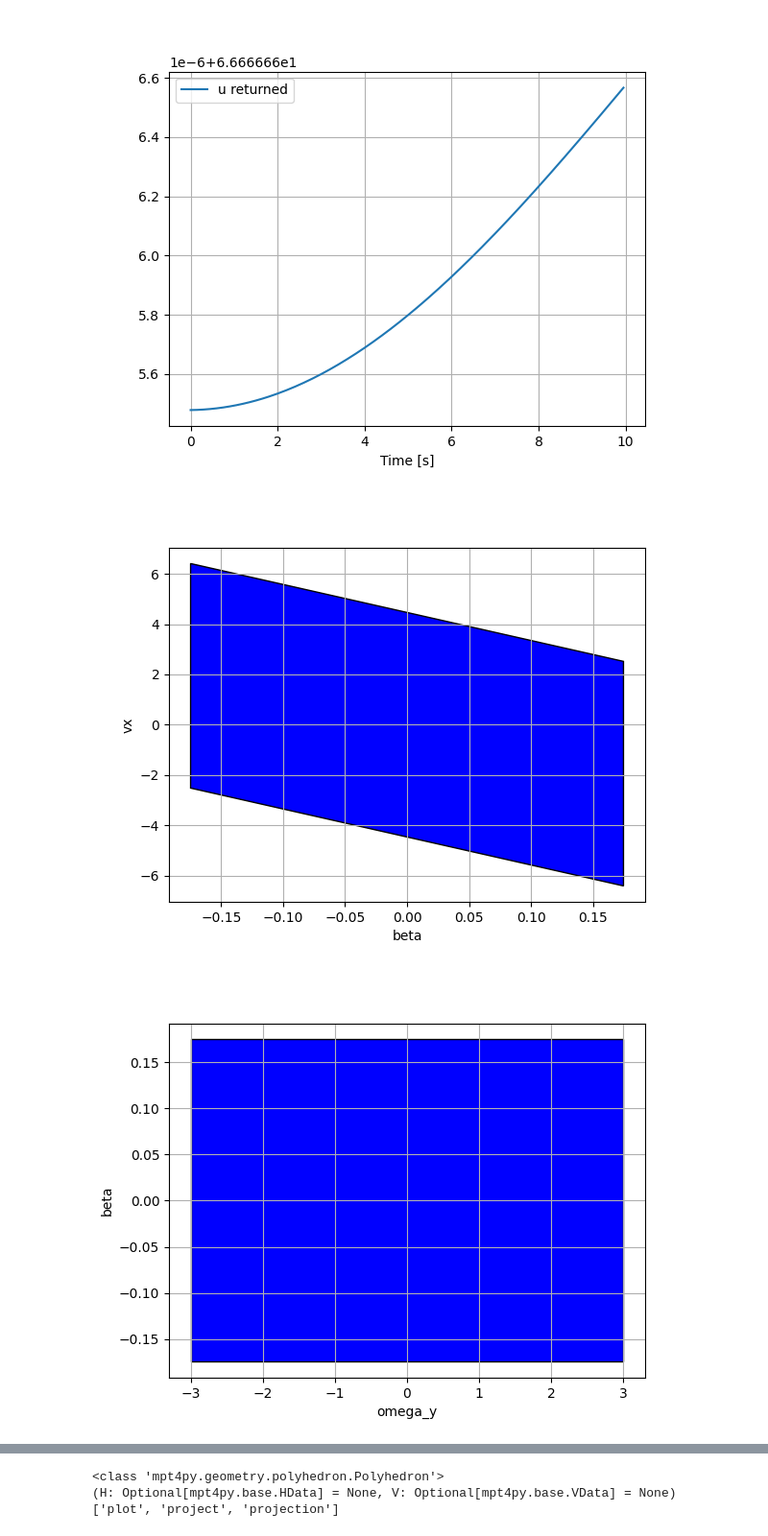
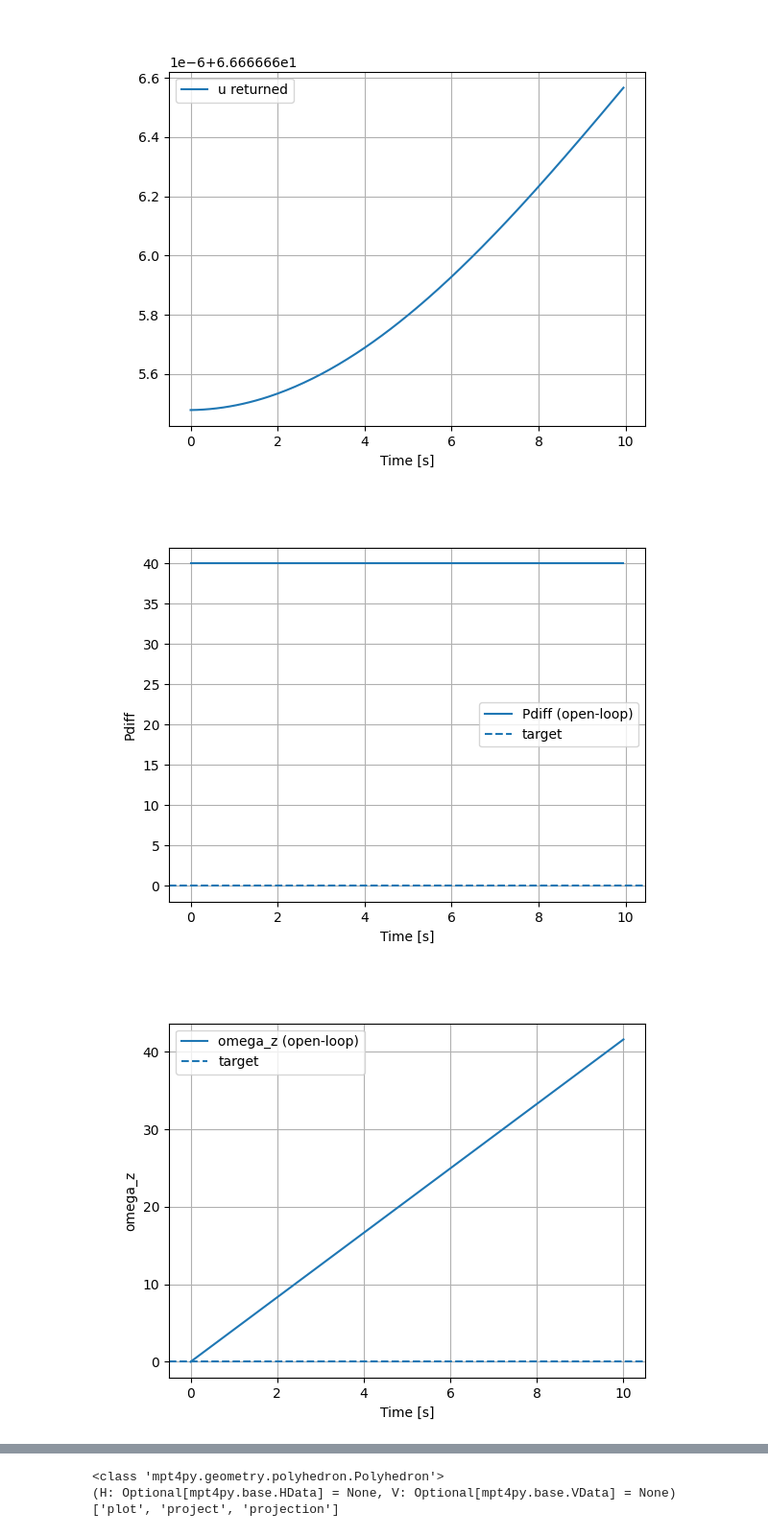
Before and after one commit to eglantinedurand/MPC_project, a Jupyter notebook: project/Deliverable_3_1/Deliverable_3_1.ipynb, the cells around one changed output, grey strips where cells are left out. Shown at 96% size. Drawn from its saved outputs; the diff is of its cells as text; code cells hidden in the pictures.

Commit message:
plots open loop pour tous (mais le controlleur depasse tjrs les contraintes)

```diff
--- a/project/Deliverable_3_1/Deliverable_3_1.ipynb
+++ b/project/Deliverable_3_1/Deliverable_3_1.ipynb
@@ -219,21 +238,45 @@ mpc_z.us: [66.66666667]
 # %%
 import matplotlib.pyplot as plt
+import numpy as np
 
-Xf = mpc_x.Xf  # however you store it
+def plot_roll_open_loop(mpc, x_traj, u_traj, x_target=None, u_target=None):
+    Ts, N = mpc.Ts, mpc.N
+    t_x = np.arange(N+1) * Ts
+    t_u = np.arange(N) * Ts
 
-fig, ax = plt.subplots()
-Xf.projection(dims=(0,1)).plot(ax=ax)
-ax.set_xlabel("omega_y")
-ax.set_ylabel("beta")
-ax.grid(True)
+    id_to_name = {
+        0: "omega_x", 1: "omega_y", 2: "omega_z",
+        3: "alpha (roll)", 4: "beta", 5: "gamma",
+        6: "vx", 7: "vy", 8: "vz",
+        9: "x", 10: "y", 11: "z",
+    }
+    u_to_name = {0:"delta1", 1:"delta2", 2:"Pavg", 3:"Pdiff"}
 
-fig, ax = plt.subplots()
-Xf.projection(dims=(1,2)).plot(ax=ax)
-ax.set_xlabel("beta")
-ax.set_ylabel("vx")
-ax.grid(True)
+    # states
+    for i, full_id in enumerate(mpc.x_ids):
+        plt.figure()
+        plt.plot(t_x, x_traj[i,:], label=f"{id_to_name[int(full_id)]} (open-loop)")
+        if x_target is not None:
+            plt.axhline(float(x_target[i]), linestyle="--", label="target")
+        plt.xlabel("Time [s]")
+        plt.ylabel(id_to_name[int(full_id)])
+        plt.grid(True)
+        plt.legend()
 
-plt.show()
+    # inputs
+    for j, full_uid in enumerate(mpc.u_ids):
+        plt.figure()
+        plt.plot(t_u, u_traj[j,:], label=f"{u_to_name[int(full_uid)]} (open-loop)")
+        if u_target is not None:
+            plt.axhline(float(u_target[j]), linestyle="--", label="target")
+        plt.xlabel("Time [s]")
+        plt.ylabel(u_to_name[int(full_uid)])
+        plt.grid(True)
+        plt.legend()
+
+    plt.show()
+
+plot_roll_open_loop(mpc_roll, x_traj, u_traj, x_target=xT_sub, u_target=uT_sub)
 # %% [output]
-[figure, old version]
+[figure, new version]
-[figure, old version]
+[figure, new version]
```
Also changed, not shown: parts of 4 cells of this notebook.
